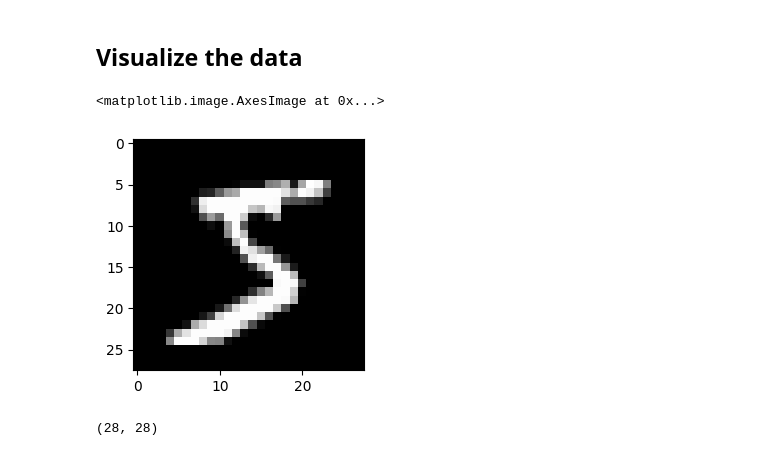
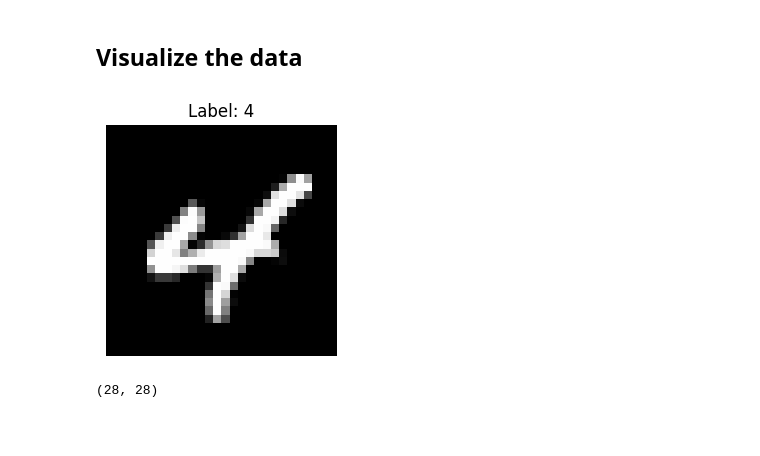
Before and after one commit to Md7tz/MNIST-GAN, a Jupyter notebook: MNIST_GAN.ipynb, the cells around one changed output. Drawn from its saved outputs; the diff is of its cells as text; code cells hidden in the pictures; blank space fills up the shorter version.

```diff
--- a/MNIST_GAN.ipynb
+++ b/MNIST_GAN.ipynb
@@ -33,13 +34,13 @@ import torchvision.transforms as T
 # number of subproccesses to use for data loading
 num_workers = 0 # all
 # how many samples per batch to load
-batch_size = 64
+batch_size = 128
 
 # Convert data to torch.FloatTensor()
 transform = T.ToTensor()
 
 # Get the training datasets
-train_data = datasets.MNIST(root='data', train=True, download=True, transform=transform, )
+train_data = datasets.MNIST(root='data', train=True, download=True, transform=transform)
 
 # Prepare the dataloader
-train_loader = torch.utils.data.DataLoader(train_data, batch_size=batch_size, num_workers=num_workers)
+train_loader = torch.utils.data.DataLoader(train_data, batch_size=batch_size, shuffle=True, num_workers=num_workers)
@@ -66,20 +47,20 @@ Extracting data\MNIST\raw\t10k-labels-idx1-ubyte.gz to data\MNIST\raw
 # %% [markdown]
 ## Visualize the data
 # %%
-# Obtain one batch of training images
-dataiter = iter(train_data)
-images, labels = next(dataiter)
-images = images.numpy()
+rand_index = np.random.randint(0, len(train_data), 1)[0]
+image = train_data[rand_index][0]
+label = train_data[rand_index][1]
+image = image.numpy()
+image = np.squeeze(image[0])
 
-# Get one image
-img = np.squeeze(images[0])
-
-fig = plt.figure(figsize=(3, 3))
+fig = plt.figure(figsize=(3,3))
 ax = fig.add_subplot(111)
-ax.imshow(img, cmap='gray')
+ax.imshow(image, cmap='gray')
+plt.title(f'Label: {label}')
+plt.axis('off')
+plt.show()
 # %% [output]
-<matplotlib.image.AxesImage at 0x...>
-[figure, old version]
+[figure, new version]
 # %%
 images[0].shape
 # %% [output]
```
Also changed, not shown: parts of 15 cells of this notebook, 1 other file.
